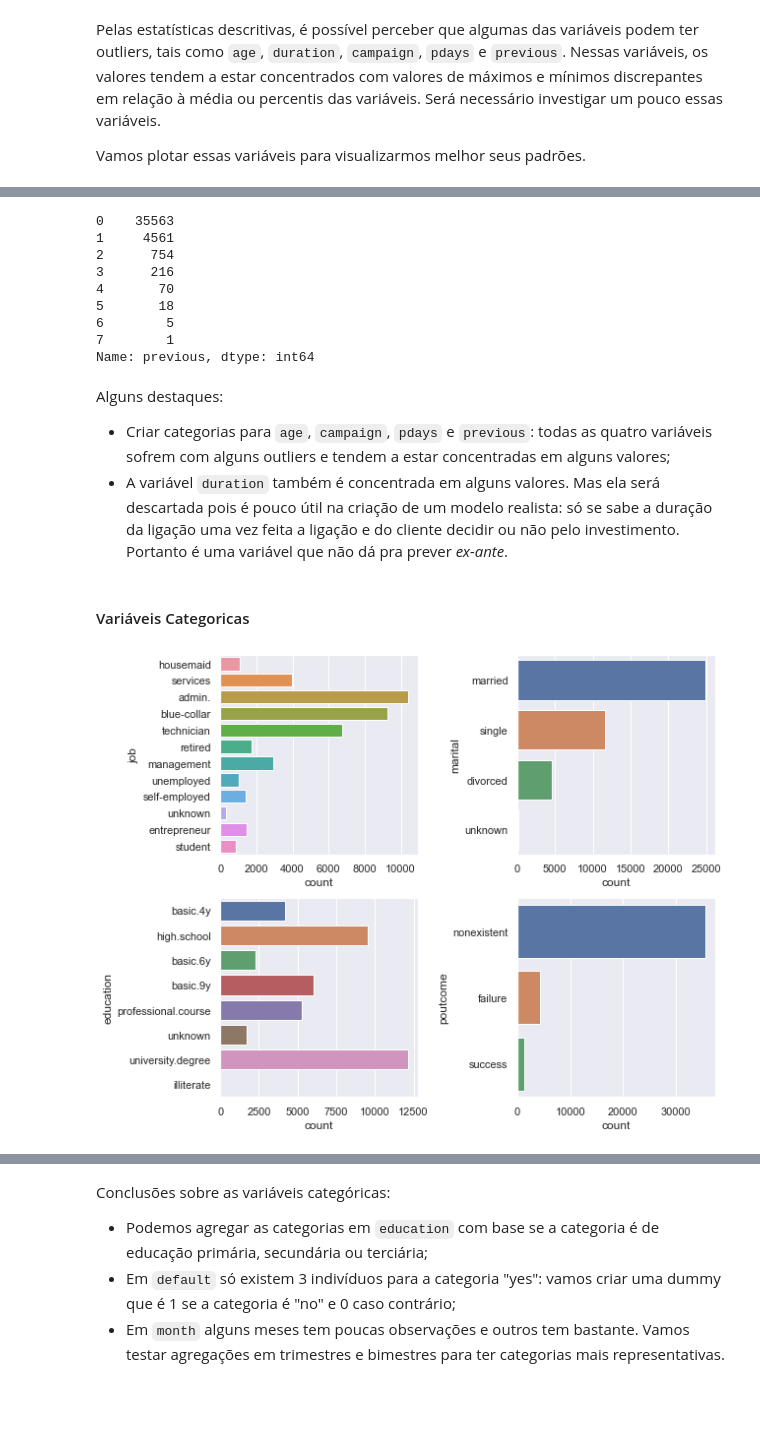
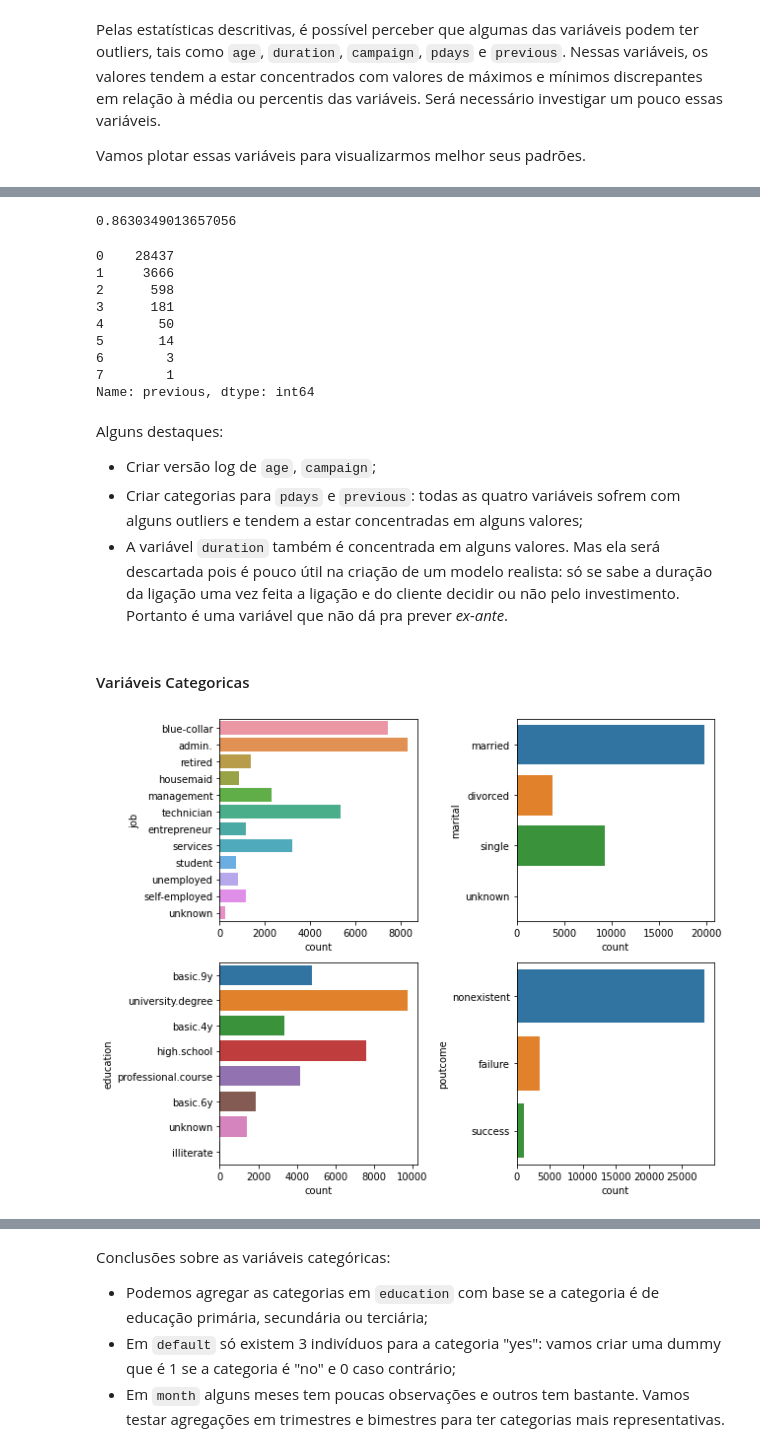
Before and after one commit to silasge/bank-marketing, a Jupyter notebook: notebooks/bank_marketing.ipynb, the cells around one changed output, grey strips where cells are left out. Saved outputs shown, nothing was run; the diff lists cells and outputs as text; code cells hidden in the pictures; blank space fills up the shorter version.

Commit message:
explorando outras transformações de variáveis

```diff
--- a/notebooks/bank_marketing.ipynb
+++ b/notebooks/bank_marketing.ipynb
@@ -20,2 +36,7 @@ from sklearn.metrics import roc_auc_score
+# %%
+bank_features = bank.drop("y", axis=1)
+bank_label = bank[["y"]]
+# %%
+bank_X_tr, bank_X_tt, bank_y_tr, bank_y_tt = train_test_split(bank_features, bank_label, test_size=.2, random_state=42)
 # %% [markdown]
 ## Exploração dos Dados
@@ -58,5 +74,3 @@ Podemos perceber também que é uma base desbalanceada: cerca de 11% da categori
 # %% [markdown]
 ### Análise Univariada
-# %%
-sns.set_theme(style="darkgrid", context="notebook")
 # %%
@@ -134,32 +148,38 @@ bank["pdays"].value_counts().sort_index()
 Name: pdays, dtype: int64
+# %%
+np.mean(bank_X_tr["previous"] == 0)
+# %% [output]
+0.8630349013657056
 # %%
-bank["previous"].value_counts().sort_index()
+# Transformar em uma dummy: 1 se foi contactado antes e 0 cc
+bank_X_tr["previous"].value_counts().sort_index()
 # %% [output]
-0    35563
-1     4561
-2      754
-3      216
-4       70
-5       18
-6        5
+0    28437
+1     3666
+2      598
+3      181
+4       50
+5       14
+6        3
 7        1
 Name: previous, dtype: int64
 # %% [markdown]
 Alguns destaques:
 
-* Criar categorias para `age`, `campaign`, `pdays` e `previous`: todas as quatro variáveis sofrem com alguns outliers e tendem a estar concentradas em alguns valores;
+* Criar versão log de `age`, `campaign`;
+* Criar categorias para `pdays` e `previous`: todas as quatro variáveis sofrem com alguns outliers e tendem a estar concentradas em alguns valores;
 * A variável `duration` também é concentrada em alguns valores. Mas ela será descartada pois é pouco útil na criação de um modelo realista: só se sabe a duração da ligação uma vez feita a ligação e do cliente decidir ou não pelo investimento. Portanto é uma variável que não dá pra prever *ex-ante*.
 # %% [markdown]
 #### Variáveis Categoricas
 # %%
 fig, axs = plt.subplots(nrows=2, ncols=2, figsize=(9, 7))
 
-sns.countplot(y="job", data=bank, ax=axs[0, 0])
-sns.countplot(y="marital", data=bank, ax=axs[0, 1])
-sns.countplot(y="education", data=bank, ax=axs[1, 0])
-sns.countplot(y="poutcome", data=bank, ax=axs[1, 1])
+sns.countplot(y="job", data=bank_X_tr, ax=axs[0, 0])
+sns.countplot(y="marital", data=bank_X_tr, ax=axs[0, 1])
+sns.countplot(y="education", data=bank_X_tr, ax=axs[1, 0])
+sns.countplot(y="poutcome", data=bank_X_tr, ax=axs[1, 1])
 plt.tight_layout()
 plt.show()
 # %% [output]
-[figure, old version]
+[figure, new version]
 # %%
```
Also changed, not shown: parts of 95 cells of this notebook.
